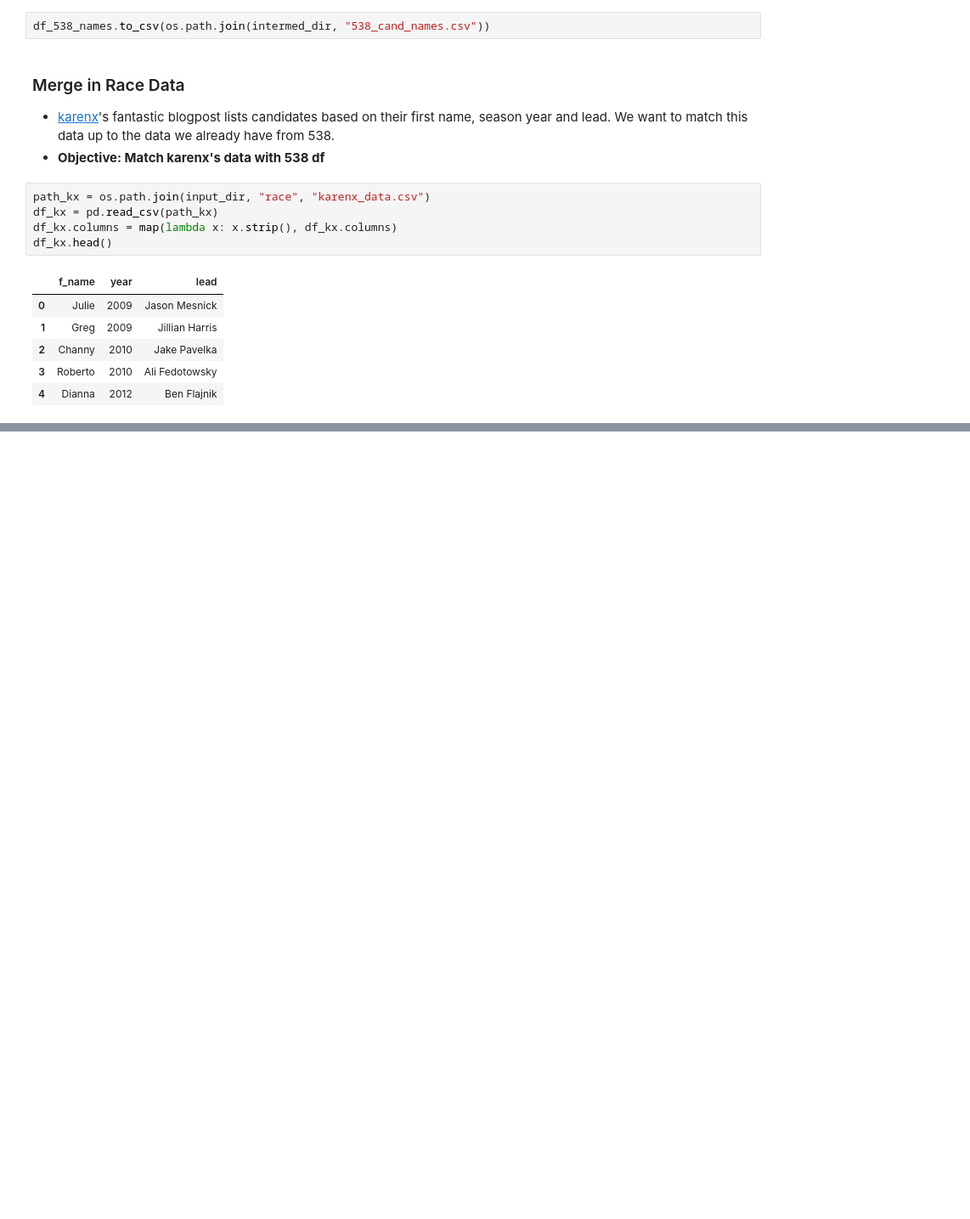
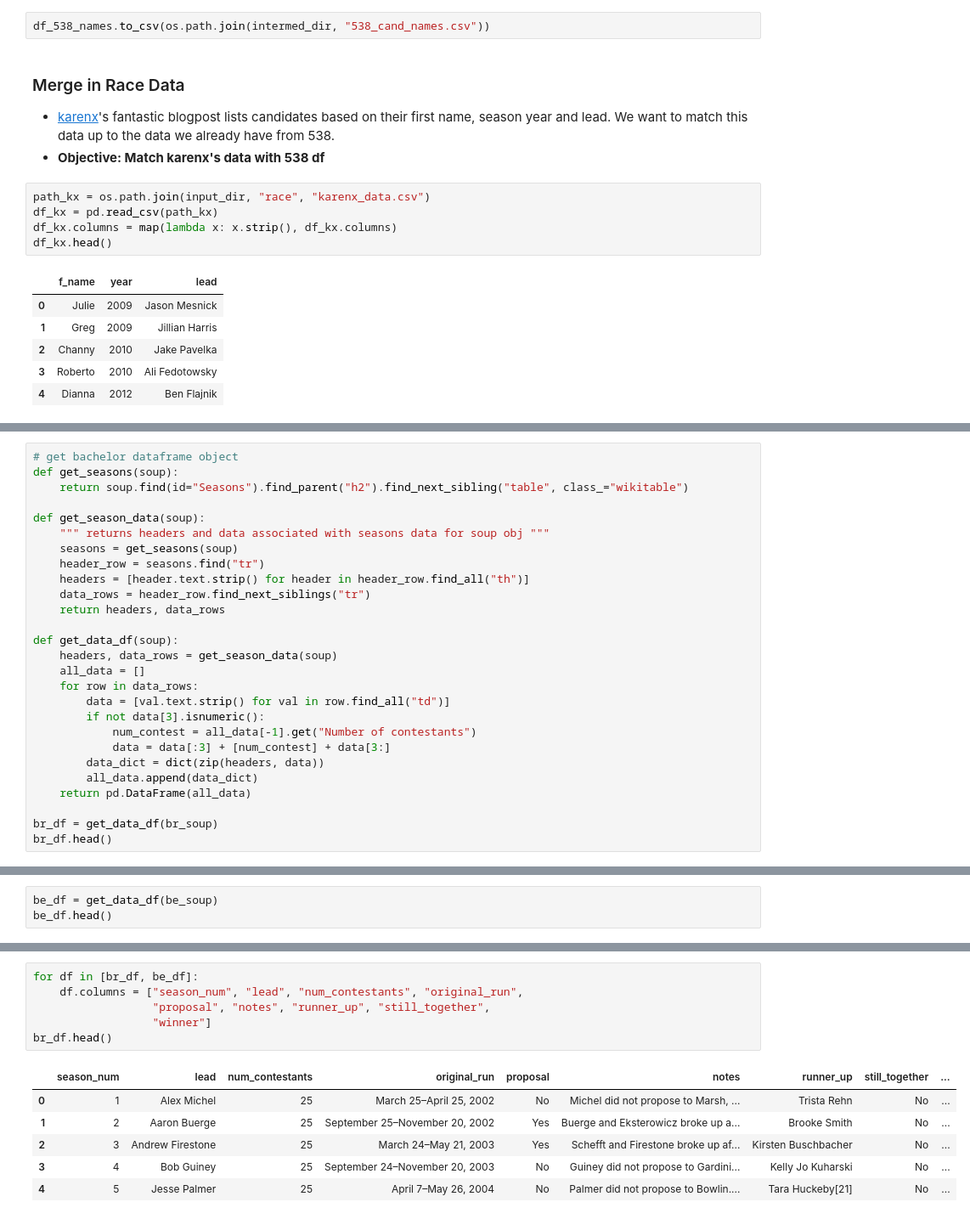
Before and after one commit to angelinahli/bachelorette, a Jupyter notebook: data/scripts/clean_data.ipynb, the cells around one changed output, grey strips where cells are left out. Shown at 85% size. Drawn from its saved outputs; the diff is of its cells as text; blank space fills up the shorter version.

Commit message:
got seasons data using beautifulsoup

```diff
--- a/data/scripts/clean_data.ipynb
+++ b/data/scripts/clean_data.ipynb
@@ -171,0 +176,27 @@ for year in df_kx.year.unique():
+# %%
+# get bachelor dataframe object
+def get_seasons(soup):
+    return soup.find(id="Seasons").find_parent("h2").find_next_sibling("table", class_="wikitable")
+
+def get_season_data(soup):
+    """ returns headers and data associated with seasons data for soup obj """
+    seasons = get_seasons(soup)
+    header_row = seasons.find("tr")
+    headers = [header.text.strip() for header in header_row.find_all("th")]
+    data_rows = header_row.find_next_siblings("tr")
+    return headers, data_rows
+
+def get_data_df(soup):
+    headers, data_rows = get_season_data(soup)
+    all_data = []
+    for row in data_rows:
+        data = [val.text.strip() for val in row.find_all("td")]
+        if not data[3].isnumeric():
+            num_contest = all_data[-1].get("Number of contestants")
+            data = data[:3] + [num_contest] + data[3:]
+        data_dict = dict(zip(headers, data))
+        all_data.append(data_dict)
+    return pd.DataFrame(all_data)
+
+br_df = get_data_df(br_soup)
+br_df.head()
@@ -171,0 +210,3 @@ for year in df_kx.year.unique():
+# %%
+be_df = get_data_df(be_soup)
+be_df.head()
@@ -171,0 +220,13 @@ for year in df_kx.year.unique():
+# %%
+for df in [br_df, be_df]:
+    df.columns = ["season_num", "lead", "num_contestants", "original_run",
+                  "proposal", "notes", "runner_up", "still_together",
+                  "winner"]
+br_df.head()
+# %% [output]
+|  | season_num | lead | num_contestants | original_run | proposal | notes | runner_up | still_together | ... |
+| 0 | 1 | Alex Michel | 25 | March 25–April 25, 2002 | No | Michel did not propose to Marsh, ... | Trista Rehn | No | ... |
+| 1 | 2 | Aaron Buerge | 25 | September 25–November 20, 2002 | Yes | Buerge and Eksterowicz broke up a... | Brooke Smith | No | ... |
+| 2 | 3 | Andrew Firestone | 25 | March 24–May 21, 2003 | Yes | Schefft and Firestone broke up af... | Kirsten Buschbacher | No | ... |
+| 3 | 4 | Bob Guiney | 25 | September 24–November 20, 2003 | No | Guiney did not propose to Gardini... | Kelly Jo Kuharski | No | ... |
+| 4 | 5 | Jesse Palmer | 25 | April 7–May 26, 2004 | No | Palmer did not propose to Bowlin.... | Tara Huckeby[21] | No | ... |
```
Also changed, not shown: parts of 6 cells of this notebook, 1 other file.
